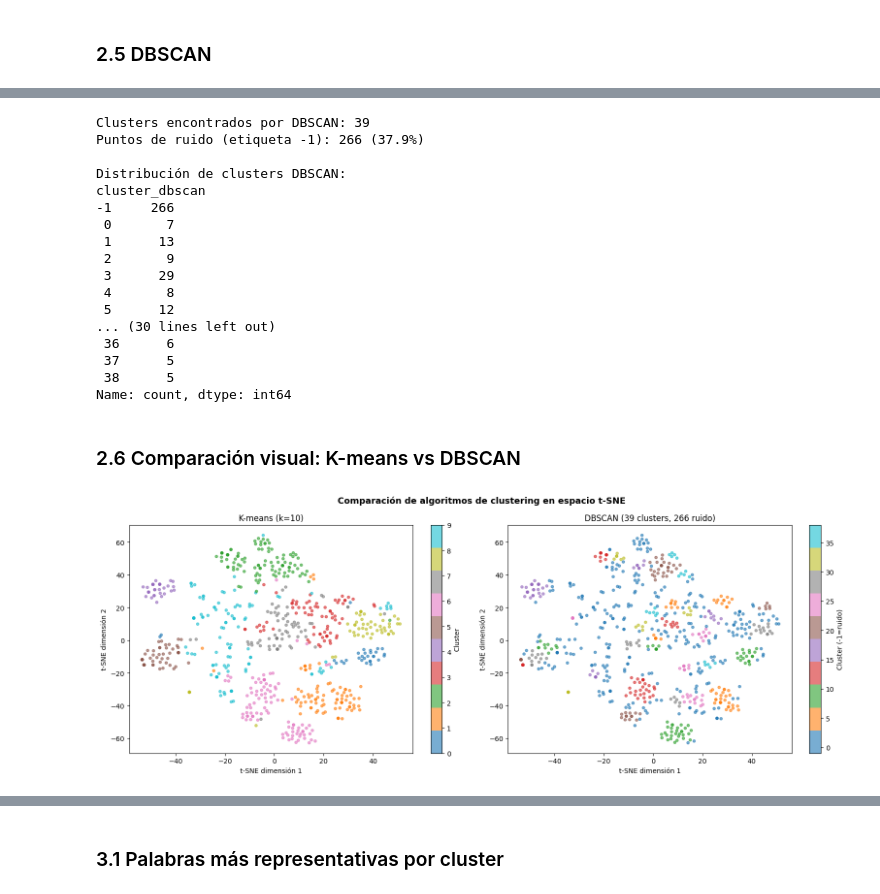
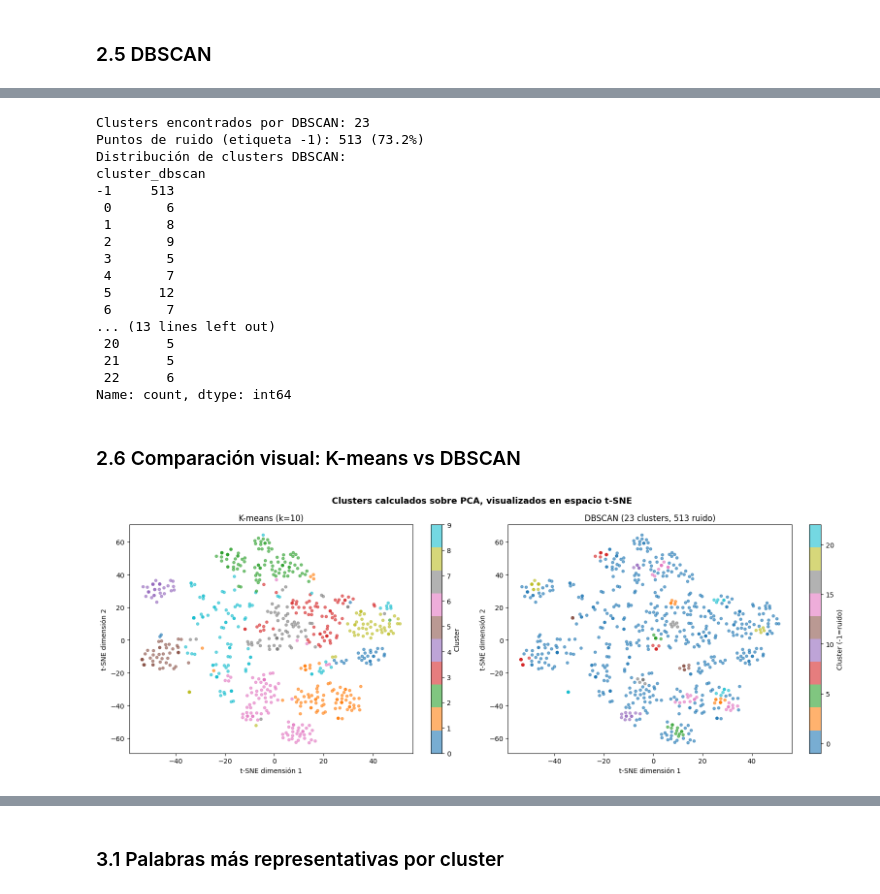
Before and after one commit to marce8881/wingspan-ml, a Jupyter notebook: notebooks/wingspan_analysis.ipynb, the cells around one changed output, grey strips where cells are left out. Drawn from its saved outputs; the diff is of its cells as text; code cells hidden in the pictures.

```diff
--- a/notebooks/wingspan_analysis.ipynb
+++ b/notebooks/wingspan_analysis.ipynb
@@ -476,65 +516,67 @@ Name: count, dtype: int64
 # %%
 from sklearn.cluster import DBSCAN
 
-# DBSCAN sobre las 2 dimensiones de t-SNE (más intuitivo para comparar visualmente)
-dbscan = DBSCAN(eps=3.0, min_samples=5)
-df_con_poder['cluster_dbscan'] = dbscan.fit_predict(X_tsne)
+# DBSCAN entrenado sobre X_pca — mismo espacio que K-Means.
+# t-SNE NO se usa aquí: es estocástico, no reproducible y no admite nuevos datos.
+# El eps se ajusta a la escala de PCA (valores típicos entre 0.5 y 3.0).
+dbscan = DBSCAN(eps=0.45, min_samples=5)
+df_con_poder['cluster_dbscan'] = dbscan.fit_predict(X_pca)
 
 n_clusters_db = len(set(df_con_poder['cluster_dbscan'])) - (1 if -1 in df_con_poder['cluster_dbscan'].values else 0)
 n_ruido = (df_con_poder['cluster_dbscan'] == -1).sum()
 
 print(f'Clusters encontrados por DBSCAN: {n_clusters_db}')
 print(f'Puntos de ruido (etiqueta -1): {n_ruido} ({n_ruido/len(df_con_poder)*100:.1f}%)')
-print(f'\nDistribución de clusters DBSCAN:')
+print(f'Distribución de clusters DBSCAN:')
 print(df_con_poder['cluster_dbscan'].value_counts().sort_index())
 # %% [output]
-Clusters encontrados por DBSCAN: 39
-Puntos de ruido (etiqueta -1): 266 (37.9%)
-
+Clusters encontrados por DBSCAN: 23
+Puntos de ruido (etiqueta -1): 513 (73.2%)
 Distribución de clusters DBSCAN:
 cluster_dbscan
--1     266
- 0       7
- 1      13
+-1     513
+ 0       6
+ 1       8
  2       9
- 3      29
- 4       8
+ 3       5
+ 4       7
  5      12
-... (30 lines left out)
- 36      6
- 37      5
- 38      5
+ 6       7
+... (13 lines left out)
+ 20      5
+ 21      5
+ 22      6
 Name: count, dtype: int64
 # %% [markdown]
 ### 2.6 Comparación visual: K-means vs DBSCAN
 # %%
 fig, axes = plt.subplots(1, 2, figsize=(16, 6))
-fig.suptitle('Comparación de algoritmos de clustering en espacio t-SNE',
+fig.suptitle('Clusters calculados sobre PCA, visualizados en espacio t-SNE',
              fontsize=13, fontweight='bold')
 
 # K-means
 scatter1 = axes[0].scatter(
     df_con_poder['tsne_x'], df_con_poder['tsne_y'],
     c=df_con_poder['cluster_kmeans'], cmap='tab10', alpha=0.6, s=15
 )
 axes[0].set_title(f'K-means (k={k_final})')
 axes[0].set_xlabel('t-SNE dimensión 1')
 axes[0].set_ylabel('t-SNE dimensión 2')
 plt.colorbar(scatter1, ax=axes[0], label='Cluster')
 
 # DBSCAN
 scatter2 = axes[1].scatter(
     df_con_poder['tsne_x'], df_con_poder['tsne_y'],
     c=df_con_poder['cluster_dbscan'], cmap='tab10', alpha=0.6, s=15
 )
 axes[1].set_title(f'DBSCAN ({n_clusters_db} clusters, {n_ruido} ruido)')
 axes[1].set_xlabel('t-SNE dimensión 1')
 axes[1].set_ylabel('t-SNE dimensión 2')
 plt.colorbar(scatter2, ax=axes[1], label='Cluster (-1=ruido)')
 
 plt.tight_layout()
 plt.show()
 # %% [output]
-[figure, old version]
+[figure, new version]
 # %% [markdown]
 ---
```
Also changed, not shown: parts of 14 cells of this notebook.
